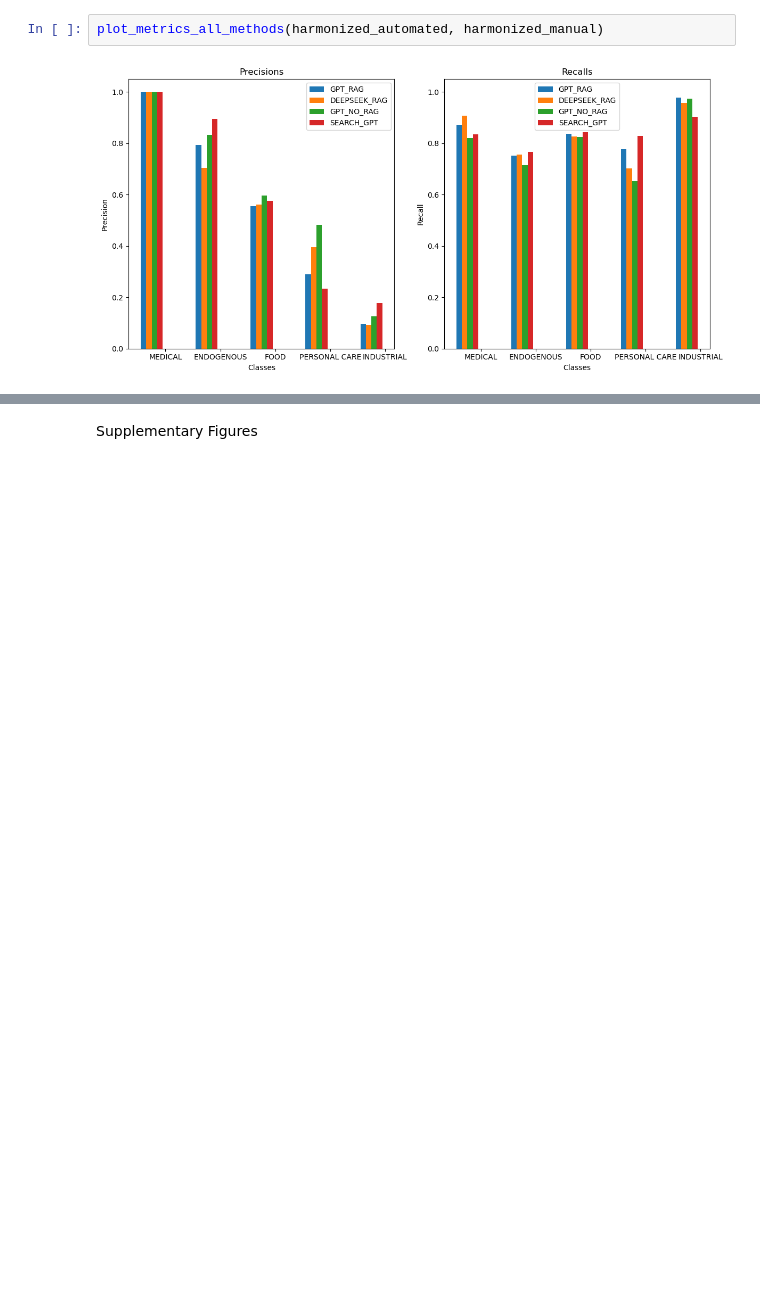
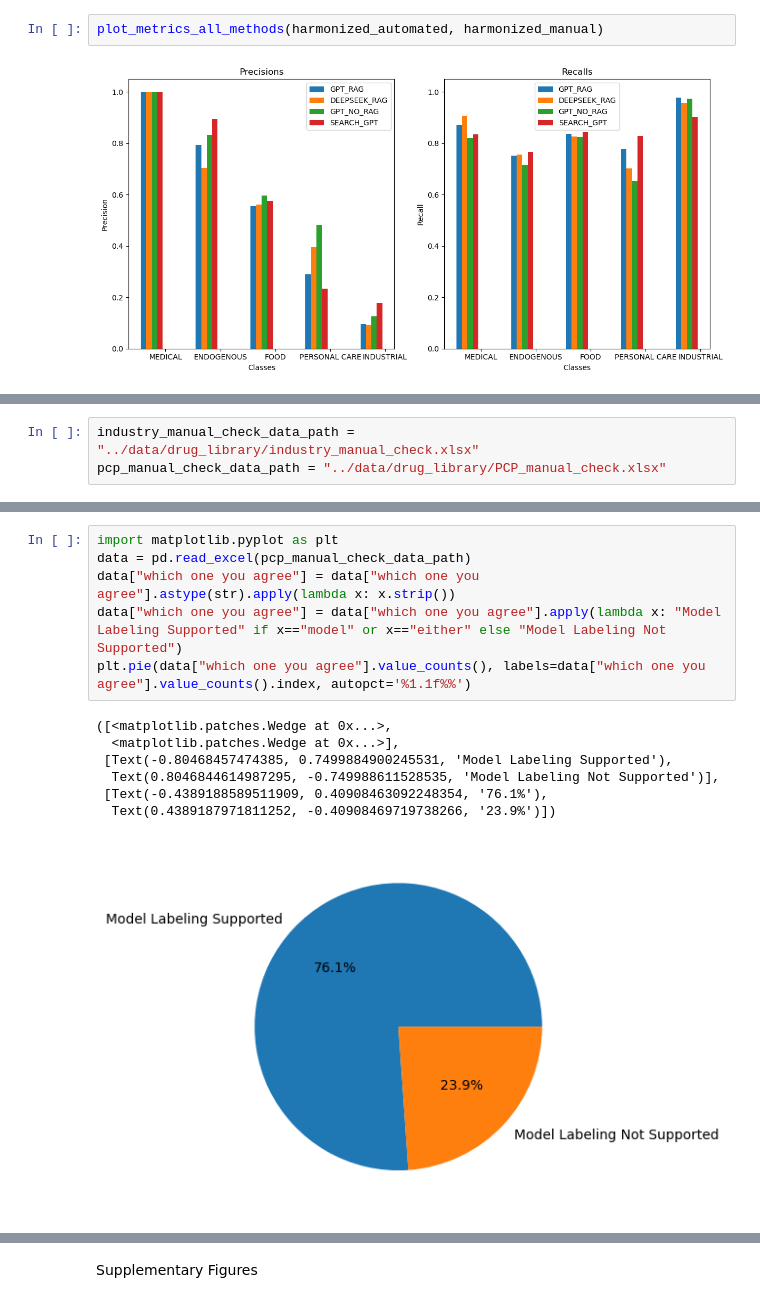
Before and after one commit to prajitrr/chemsource-paper, a Jupyter notebook: notebooks/01_drug-library-data-analysis.ipynb, the cells around one changed output, grey strips where cells are left out. Saved outputs shown, nothing was run; the diff lists cells and outputs as text; blank space fills up the shorter version.

```diff
--- a/notebooks/01_drug-library-data-analysis.ipynb
+++ b/notebooks/01_drug-library-data-analysis.ipynb
@@ -55,0 +58,3 @@ plot_metrics_all_methods(harmonized_automated, harmonized_manual)
+# %%
+industry_manual_check_data_path = "../data/drug_library/industry_manual_check.xlsx"
+pcp_manual_check_data_path = "../data/drug_library/PCP_manual_check.xlsx"
@@ -55,0 +81,14 @@ plot_metrics_all_methods(harmonized_automated, harmonized_manual)
+# %%
+import matplotlib.pyplot as plt
+data = pd.read_excel(pcp_manual_check_data_path)
+data["which one you agree"] = data["which one you agree"].astype(str).apply(lambda x: x.strip())
+data["which one you agree"] = data["which one you agree"].apply(lambda x: "Model Labeling Supported" if x=="model" or x=="either" else "Model Labeling Not Supported")
+plt.pie(data["which one you agree"].value_counts(), labels=data["which one you agree"].value_counts().index, autopct='%1.1f%%')
+# %% [output]
+([<matplotlib.patches.Wedge at 0x...>,
+  <matplotlib.patches.Wedge at 0x...>],
+ [Text(-0.80468457474385, 0.7499884900245531, 'Model Labeling Supported'),
+  Text(0.8046844614987295, -0.749988611528535, 'Model Labeling Not Supported')],
+ [Text(-0.4389188589511909, 0.40908463092248354, '76.1%'),
+  Text(0.4389187971811252, -0.40908469719738266, '23.9%')])
+[figure, added]
```
Also changed, not shown: parts of 4 cells of this notebook, 11 other files.
